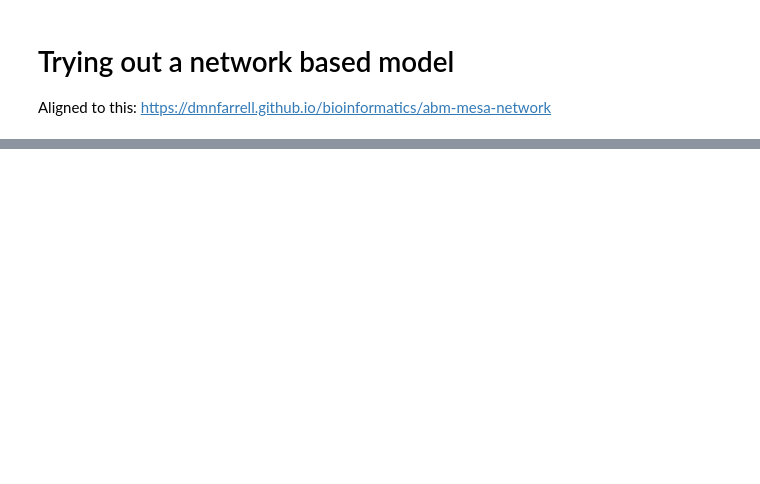
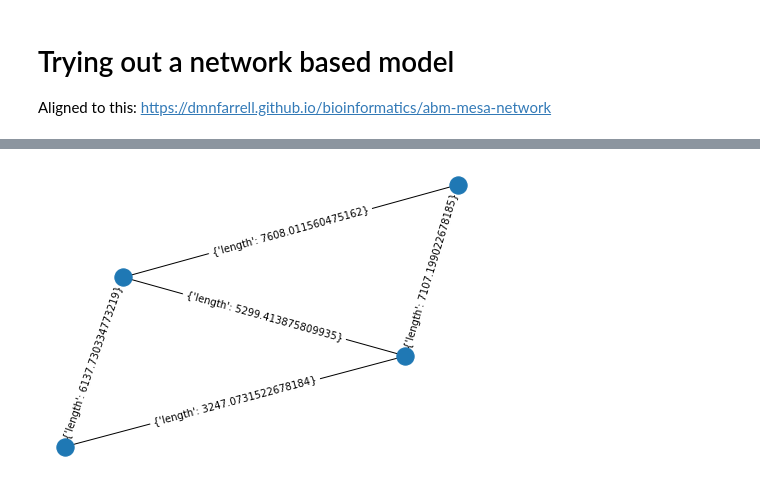
Before and after one commit to jvschlierf/Networks-ships-reroutes, a Jupyter notebook: test.ipynb, the cells around one changed output, grey strips where cells are left out. Cells and saved outputs as stored; diff of their text form; code cells hidden in the pictures; blank space fills up the shorter version.

```diff
--- a/test.ipynb
+++ b/test.ipynb
@@ -77,0 +138,8 @@ import panel.widgets as pnw
+# %%
+
+pos = nx.spring_layout(G)
+nx.draw(G, pos)
+nx.draw_networkx_edge_labels(G, pos)
+plt.show()
+# %% [output]
+[figure, added]
```
Also changed, not shown: parts of 23 cells of this notebook, 1 other file.
